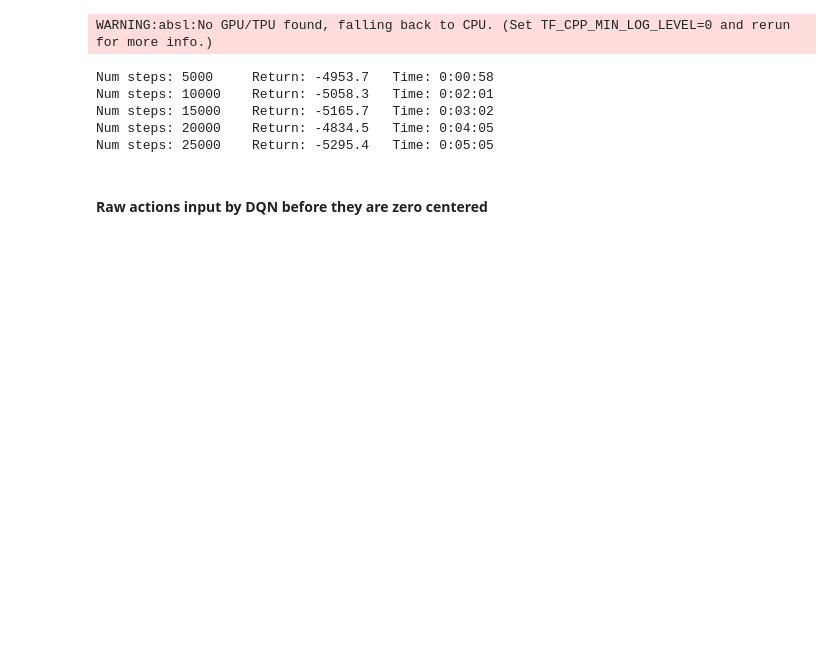
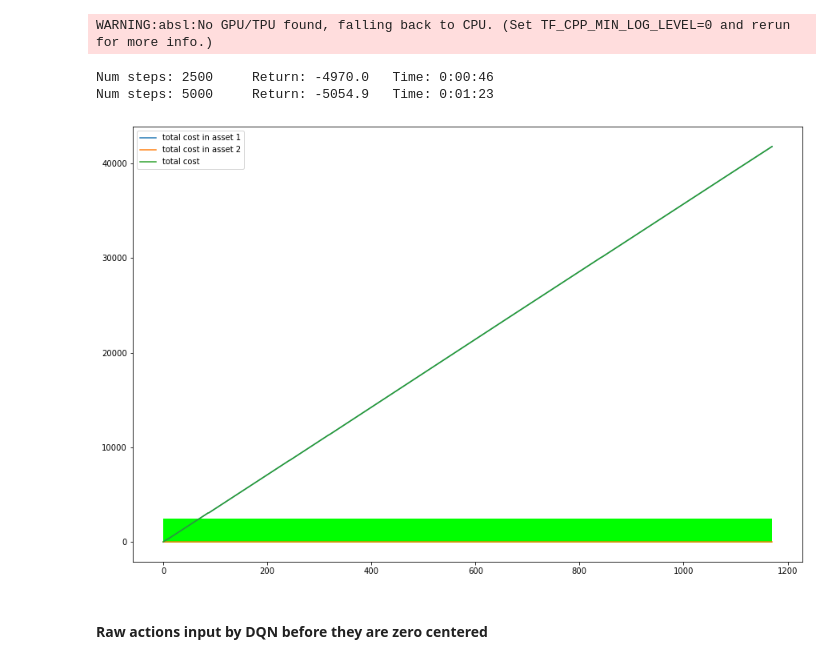
Before and after one commit to kew96/MicroPriceTradingRL, a Jupyter notebook: OptimalExecutionRL/DQN.ipynb, the cells around one changed output. Saved outputs shown, nothing was run; the diff lists cells and outputs as text; code cells hidden in the pictures; blank space fills up the shorter version.

Commit message:
plot and TODOs

```diff
--- a/OptimalExecutionRL/DQN.ipynb
+++ b/OptimalExecutionRL/DQN.ipynb
@@ -14,7 +14,7 @@ data = raw.process()
 # %%
 # 23,400 seconds between 9:30am and 4pm broken in 10 second increments
 
-NUM_AGENT_STEPS = 25000
+NUM_AGENT_STEPS = 5000
 SEED = 0
 
 env = OptimalExecutionEnvironment(
@@ -48,17 +48,18 @@ trainer = Trainer(
     algo=algo,
     log_dir="",
     num_agent_steps=NUM_AGENT_STEPS,
-    eval_interval=5000,
+    eval_interval=2500,
     seed=SEED,
 )
 trainer.train()
 # %% [output]
 WARNING:absl:No GPU/TPU found, falling back to CPU. (Set TF_CPP_MIN_LOG_LEVEL=0 and rerun for more info.)
-Num steps: 5000     Return: -4953.7   Time: 0:00:58
-Num steps: 10000    Return: -5058.3   Time: 0:02:01
-Num steps: 15000    Return: -5165.7   Time: 0:03:02
-Num steps: 20000    Return: -4834.5   Time: 0:04:05
-Num steps: 25000    Return: -5295.4   Time: 0:05:05
+Num steps: 2500     Return: -4970.0   Time: 0:00:46
+Num steps: 5000     Return: -5054.9   Time: 0:01:23
+# %%
+env_test.plot('extensive risk history')
+# %% [output]
+[figure, added]
 # %% [markdown]
 #### Raw actions input by DQN before they are zero centered
 # %%
```
Also changed, not shown: parts of 10 cells of this notebook, 8 other files.
